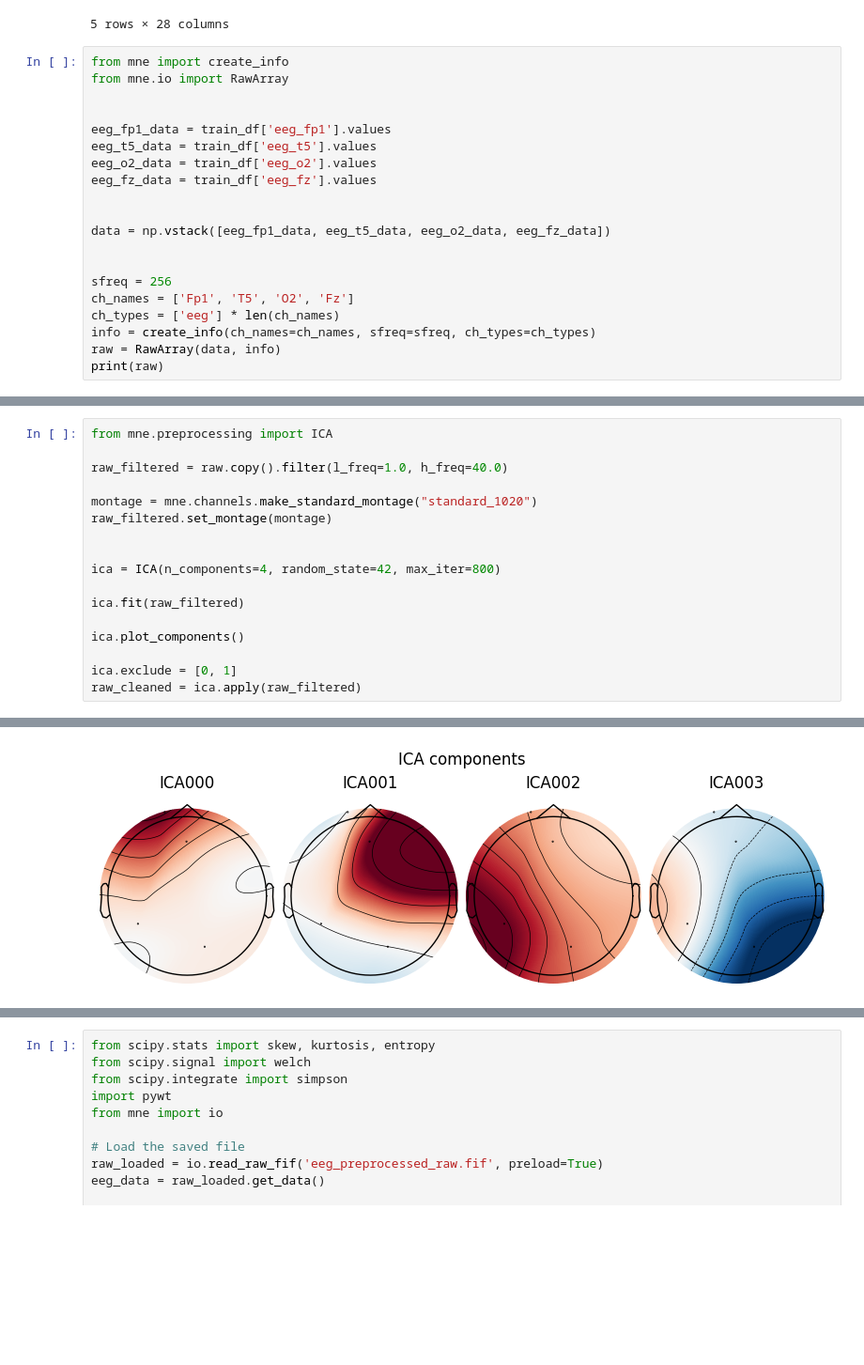
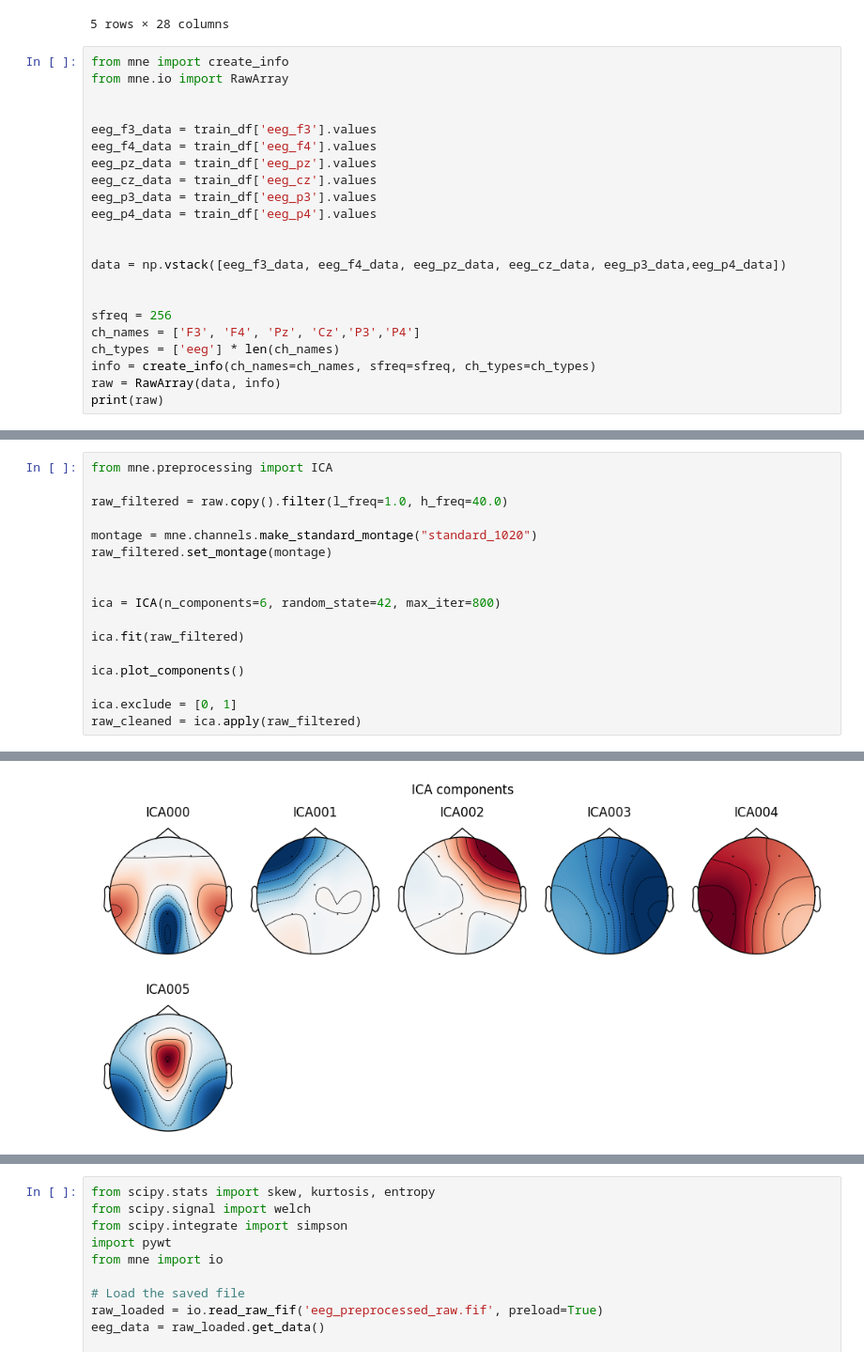
Before and after one commit to vrba95/Tim_model, a Jupyter notebook: EEG_bilj.ipynb, the cells around one changed output, grey strips where cells are left out. Shown at 94% size. Cells and saved outputs as stored; diff of their text form; blank space fills up the shorter version.

```diff
--- a/EEG_bilj.ipynb
+++ b/EEG_bilj.ipynb
@@ -23,17 +25,19 @@ from mne import create_info
 from mne.io import RawArray
 
 
-eeg_fp1_data = train_df['eeg_fp1'].values
-eeg_t5_data = train_df['eeg_t5'].values
-eeg_o2_data = train_df['eeg_o2'].values
-eeg_fz_data = train_df['eeg_fz'].values
+eeg_f3_data = train_df['eeg_f3'].values
+eeg_f4_data = train_df['eeg_f4'].values
+eeg_pz_data = train_df['eeg_pz'].values
+eeg_cz_data = train_df['eeg_cz'].values
+eeg_p3_data = train_df['eeg_p3'].values
+eeg_p4_data = train_df['eeg_p4'].values
 
 
-data = np.vstack([eeg_fp1_data, eeg_t5_data, eeg_o2_data, eeg_fz_data])
+data = np.vstack([eeg_f3_data, eeg_f4_data, eeg_pz_data, eeg_cz_data, eeg_p3_data,eeg_p4_data])
 
 
 sfreq = 256
-ch_names = ['Fp1', 'T5', 'O2', 'Fz']
+ch_names = ['F3', 'F4', 'Pz', 'Cz','P3','P4']
 ch_types = ['eeg'] * len(ch_names)
 info = create_info(ch_names=ch_names, sfreq=sfreq, ch_types=ch_types)
 raw = RawArray(data, info)
@@ -69,7 +74,7 @@ montage = mne.channels.make_standard_montage("standard_1020")
 raw_filtered.set_montage(montage)
 
 
-ica = ICA(n_components=4, random_state=42, max_iter=800)
+ica = ICA(n_components=6, random_state=42, max_iter=800)
 
 ica.fit(raw_filtered)
 
@@ -98,2 +103,2 @@ Fitting ICA took 13.7s.
-[figure, old version]
+[figure, new version]
 Applying ICA to Raw instance
```
Also changed, not shown: parts of 16 cells of this notebook.
